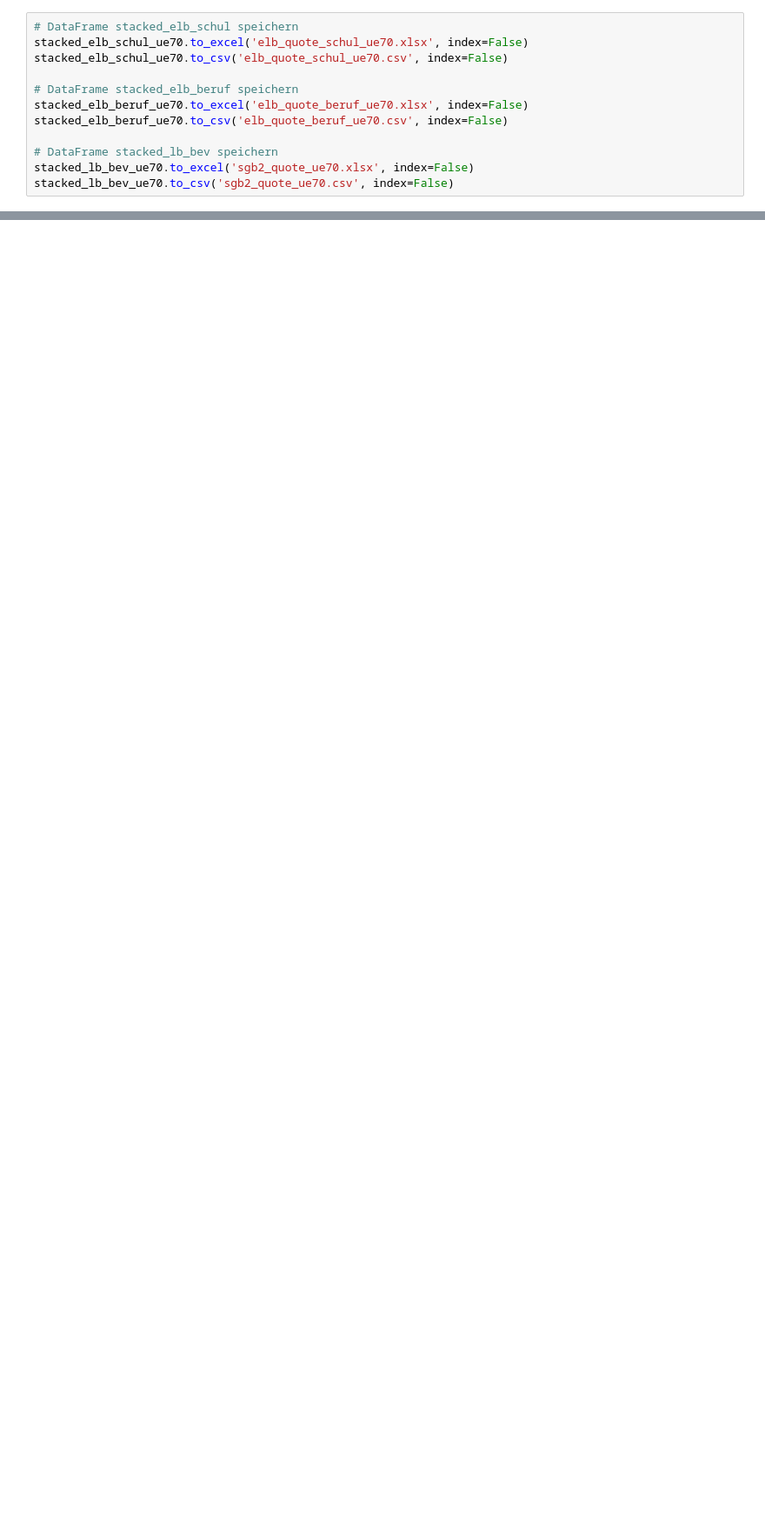
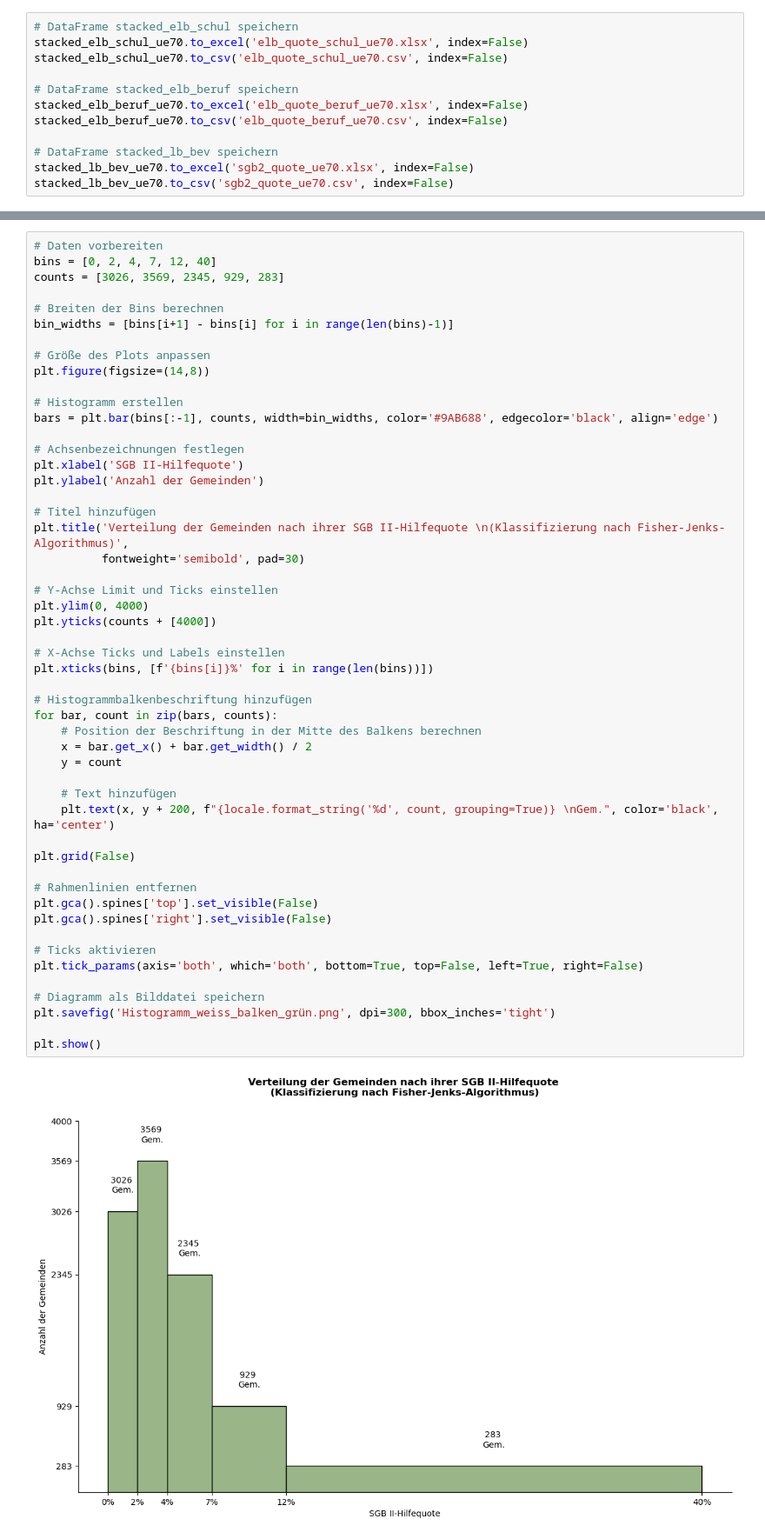
Before and after one commit to tobias-vetterle/mikrokosmos, a Jupyter notebook: aufbereitung_mikrokosmos.ipynb, the cells around one changed output, grey strips where cells are left out. Shown at 87% size. Saved outputs shown, nothing was run; the diff lists cells and outputs as text; blank space fills up the shorter version.

Commit message:
V 2.1
- Kommentierungen ergänzt und erweitert
- Zwischenansichten der Tabellen eingefügt zur besseren Nachvollziehbarkeit der Umformungsschritte
- Diagrammerstellung als fünften Abschnitt ergänzt

```diff
--- a/aufbereitung_mikrokosmos.ipynb
+++ b/aufbereitung_mikrokosmos.ipynb
@@ -669,0 +790,53 @@ stacked_lb_bev_ue70.to_csv('sgb2_quote_ue70.csv', index=False)
+# %%
+# Daten vorbereiten
+bins = [0, 2, 4, 7, 12, 40]
+counts = [3026, 3569, 2345, 929, 283]
+
+# Breiten der Bins berechnen
+bin_widths = [bins[i+1] - bins[i] for i in range(len(bins)-1)]
+
+# Größe des Plots anpassen
+plt.figure(figsize=(14,8))
+
+# Histogramm erstellen
+bars = plt.bar(bins[:-1], counts, width=bin_widths, color='#9AB688', edgecolor='black', align='edge')
+
+# Achsenbezeichnungen festlegen
+plt.xlabel('SGB II-Hilfequote')
+plt.ylabel('Anzahl der Gemeinden')
+
+# Titel hinzufügen
+plt.title('Verteilung der Gemeinden nach ihrer SGB II-Hilfequote \n(Klassifizierung nach Fisher-Jenks-Algorithmus)',
+          fontweight='semibold', pad=30)
+
+# Y-Achse Limit und Ticks einstellen
+plt.ylim(0, 4000)
+plt.yticks(counts + [4000])
+
+# X-Achse Ticks und Labels einstellen
+plt.xticks(bins, [f'{bins[i]}%' for i in range(len(bins))])
+
+# Histogrammbalkenbeschriftung hinzufügen
+for bar, count in zip(bars, counts):
+    # Position der Beschriftung in der Mitte des Balkens berechnen
+    x = bar.get_x() + bar.get_width() / 2
+    y = count
+
+    # Text hinzufügen
+    plt.text(x, y + 200, f"{locale.format_string('%d', count, grouping=True)} \nGem.", color='black', ha='center')
+
+plt.grid(False)
+
+# Rahmenlinien entfernen
+plt.gca().spines['top'].set_visible(False)
+plt.gca().spines['right'].set_visible(False)
+
+# Ticks aktivieren
+plt.tick_params(axis='both', which='both', bottom=True, top=False, left=True, right=False)
+
+# Diagramm als Bilddatei speichern
+plt.savefig('Histogramm_weiss_balken_grün.png', dpi=300, bbox_inches='tight')
+
+plt.show()
+# %% [output]
+[figure, added]
```
Also changed, not shown: parts of 35 cells of this notebook.
